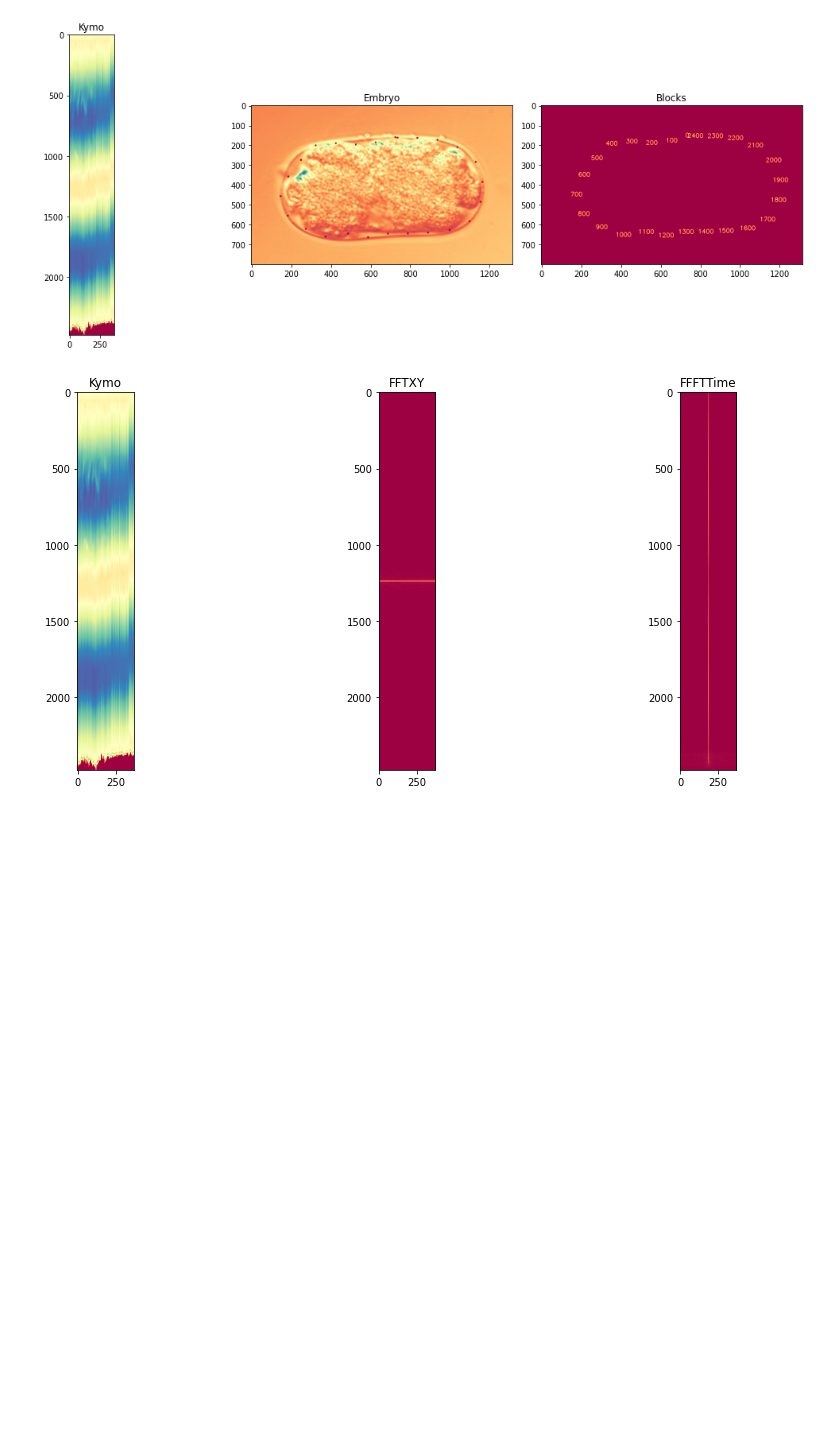
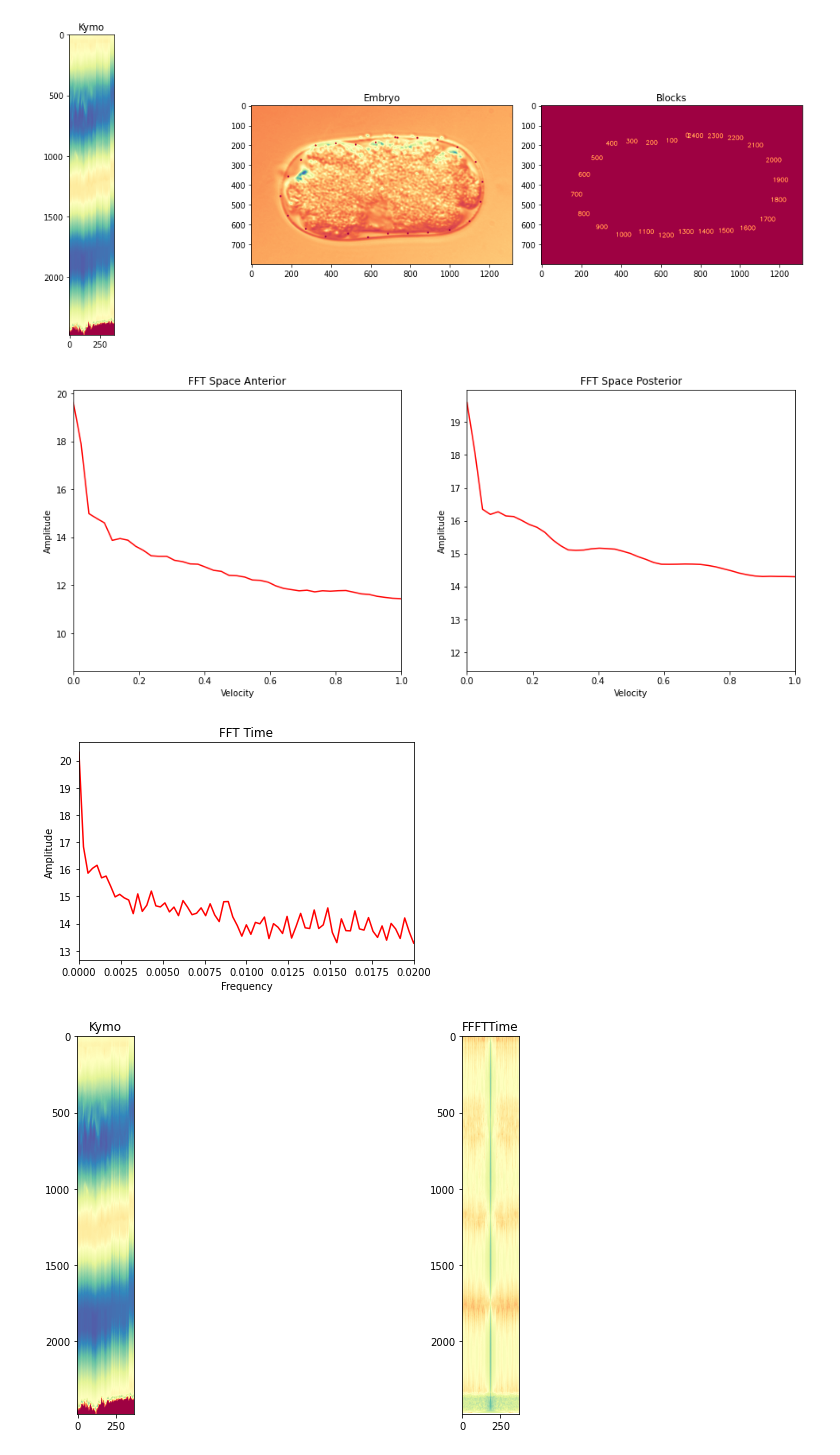
Before and after one commit to kapoorlab/BioPython, a Jupyter notebook: DarineKymoAnalyis/FrequencyVelocity.ipynb, the cells around one changed output. Saved outputs shown, nothing was run; the diff lists cells and outputs as text; code cells hidden in the pictures; blank space fills up the shorter version.

```diff
--- a/DarineKymoAnalyis/FrequencyVelocity.ipynb
+++ b/DarineKymoAnalyis/FrequencyVelocity.ipynb
@@ -86,18 +86,56 @@ for i in range(0, Blockiter, 2 *blocksize):
 tripleplot(Kymoimage,Embryoimage[0,:], Clock, 'Kymo', 'Embryo', 'Blocks')
 # %% [output]
 [figure]
-# %%
-Name = os.path.basename(os.path.splitext(Kymo)[0])
-
-#Get simple velocity
-FFTSpaceImage = FFTSpaceStrip(Kymoimage)
-FFTTimeImage = FFTStrip(Kymoimage)
-
-
-imwrite((savedir + Name + 'FFTSpace' + '.tif' ) , FFTSpaceImage.astype('float32'))
-imwrite((savedir + Name + 'FFTTime' + '.tif' ) , FFTTimeImage.astype('float32'))
-
-
-tripleplot(Kymoimage,FFTSpaceImage, FFTTimeImage, 'Kymo', 'FFTXY', 'FFFTTime')
-# %% [output]
-[figure, removed]
+# %%
+Name = os.path.basename(os.path.splitext(Kymo)[0])
+
+#Get simple velocity
+
+#Anterior Part
+FFTSpaceImageHalf, AddedVA, velocityA = FFTSpaceStrip(Kymoimage[0:Kymoimage.shape[0]//2,:], Xcalibration)
+
+#Posterior Part
+FFTSpaceImageSecHalf, AddedVP, velocityP = FFTSpaceStrip(Kymoimage[Kymoimage.shape[0]//2:,:], Xcalibration)
+
+df = pd.DataFrame(list(zip(velocityA,AddedVA)),columns =['Velocity Anterior', 'Amplitude'])
+df.to_csv(Name + 'Velocity Anterior' +  '.csv', index = False)
+
+df = pd.DataFrame(list(zip(velocityP,AddedVP)),columns =['Velocity Posterior', 'Amplitude'])
+df.to_csv(Name + 'Velocity Posterior' +  '.csv', index = False)
+
+FFTTimeImage, AddedT, frequ = FFTStrip(Kymoimage, Time_unit)
+df = pd.DataFrame(list(zip(frequ,AddedT)),columns =['Frequency', 'Amplitude'])
+df.to_csv(Name + 'Frequency' +  '.csv', index = False)
+
+imwrite((savedir + Name + 'FFTSpaceF' + '.tif' ) , np.log(FFTSpaceImageHalf.astype('float32')))
+imwrite((savedir + Name + 'FFTSpaceS' + '.tif' ) , np.log(FFTSpaceImageSecHalf.astype('float32')))
+fig, axes = plt.subplots(1, 2, figsize=(15, 6))
+ax = axes.ravel()
+ax[0].plot( velocityA,np.log(AddedVA), 'r')
+ax[0].set_xlabel('Velocity')
+ax[0].set_ylabel('Amplitude')
+ax[0].set_xlim([0,1])
+ax[0].set_title('FFT Space Anterior')
+
+ax[1].plot( velocityP,np.log(AddedVP), 'r')
+ax[1].set_xlabel('Velocity')
+ax[1].set_ylabel('Amplitude')
+ax[1].set_xlim([0,1])
+ax[1].set_title('FFT Space Posterior')
+plt.show()
+plt.plot( frequ,np.log(AddedT), 'r')
+plt.title('FFT Time')
+plt.xlabel('Frequency')
+plt.ylabel('Amplitude')
+plt.xlim([0,0.02])
+plt.show()
+
+
+imwrite((savedir + Name + 'FFTTime' + '.tif' ) , np.log(FFTTimeImage.astype('float32')))
+
+doubleplot(Kymoimage, np.log(FFTTimeImage), 'Kymo', 'FFFTTime')
+tripleplot(Kymoimage,np.log(FFTSpaceImageHalf), np.log(FFTSpaceImageSecHalf), 'Kymo', 'FirstHalfFFTX', 'SecondHalfFFTX')
+# %% [output]
+[figure, added]
+[figure, added]
+[figure, added]
```
Also changed, not shown: parts of 1 cell of this notebook, 5 other files.
